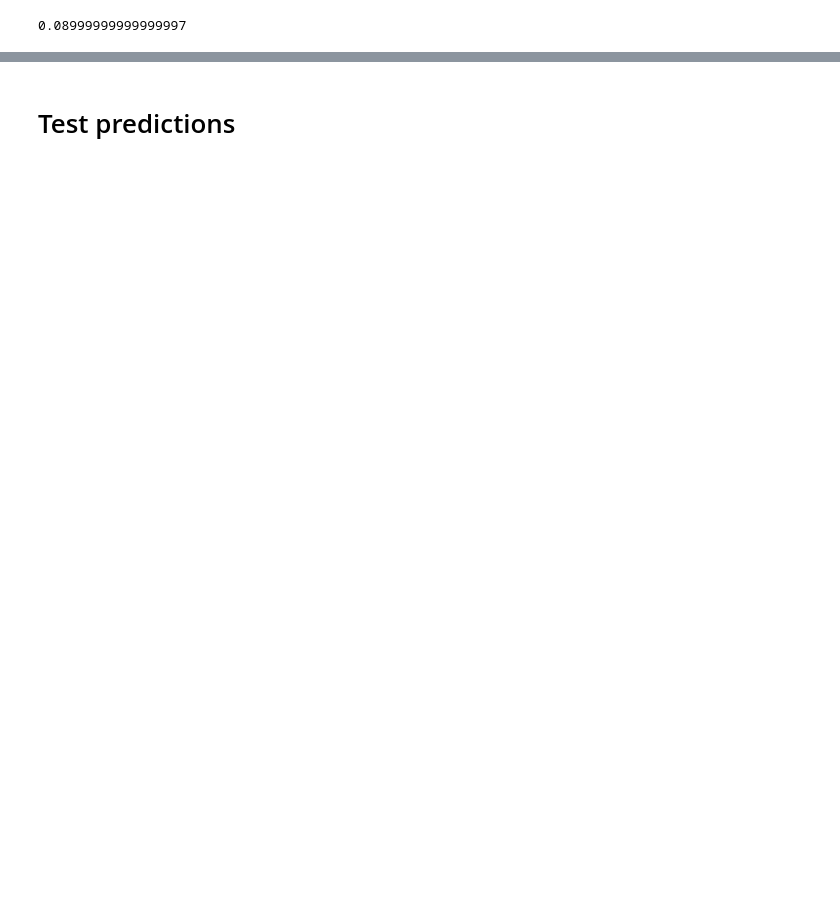
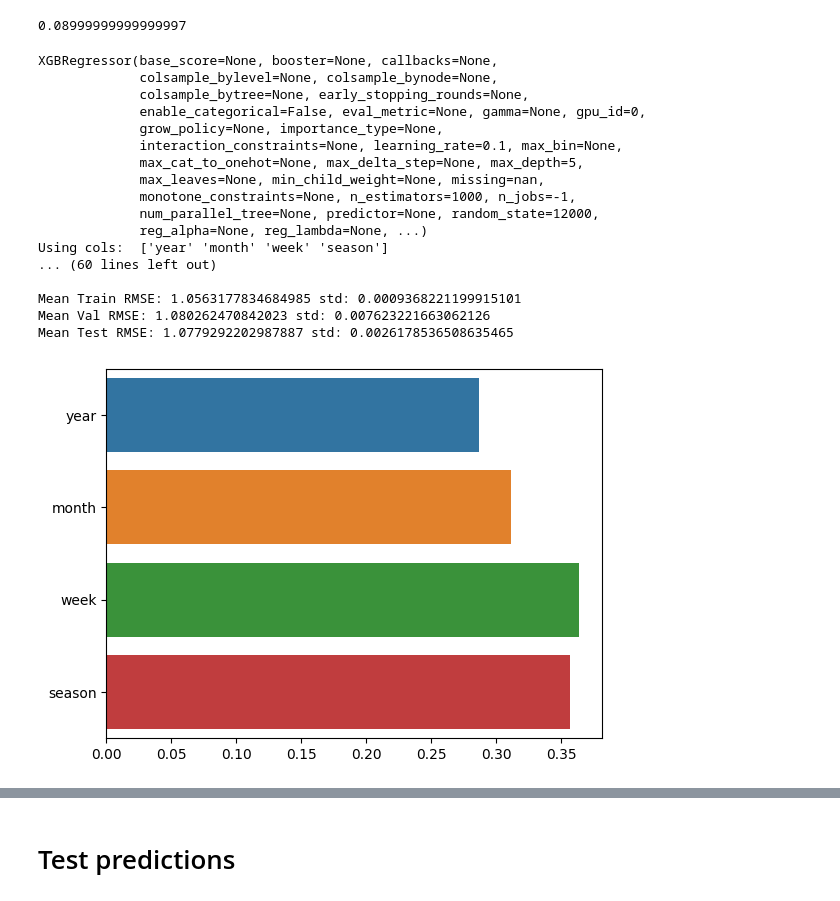
Before and after one commit to k-loki/Algal-bloom-Identification, a Jupyter notebook: notebooks/mt_data_again.ipynb, the cells around one changed output, grey strips where cells are left out. Saved outputs shown, nothing was run; the diff lists cells and outputs as text; code cells hidden in the pictures; blank space fills up the shorter version.

```diff
--- a/notebooks/mt_data_again.ipynb
+++ b/notebooks/mt_data_again.ipynb
@@ -481,3 +498,27 @@ weighted avg       0.69      0.65      0.66     14501
 0.76 - 0.67
 # %% [output]
 0.08999999999999997
+# %%
+xgb = XGBRegressor(n_estimators=1000, max_depth=5, learning_rate=0.1, n_jobs=-1, random_state=12_000, tree_method='gpu_hist', gpu_id=0)
+print(xgb)
+
+test_preds, train_preds = cv_it(model=xgb, X_train=X_train.drop(['latitude', 'longitude', 'region'], axis=1), y_train=y_train, X_test=X_val.drop(['latitude', 'longitude', 'region'], axis=1), y_test=y_val, splits=10, cv_predict=True)
+# %% [output]
+XGBRegressor(base_score=None, booster=None, callbacks=None,
+             colsample_bylevel=None, colsample_bynode=None,
+             colsample_bytree=None, early_stopping_rounds=None,
+             enable_categorical=False, eval_metric=None, gamma=None, gpu_id=0,
+             grow_policy=None, importance_type=None,
+             interaction_constraints=None, learning_rate=0.1, max_bin=None,
+             max_cat_to_onehot=None, max_delta_step=None, max_depth=5,
+             max_leaves=None, min_child_weight=None, missing=nan,
+             monotone_constraints=None, n_estimators=1000, n_jobs=-1,
+             num_parallel_tree=None, predictor=None, random_state=12000,
+             reg_alpha=None, reg_lambda=None, ...)
+Using cols:  ['year' 'month' 'week' 'season']
+... (60 lines left out)
+
+Mean Train RMSE: 1.0563177834684985 std: 0.0009368221199915101
+Mean Val RMSE: 1.080262470842023 std: 0.007623221663062126
+Mean Test RMSE: 1.0779292202987887 std: 0.0026178536508635465
+[figure, added]
```
Also changed, not shown: parts of 35 cells of this notebook.
